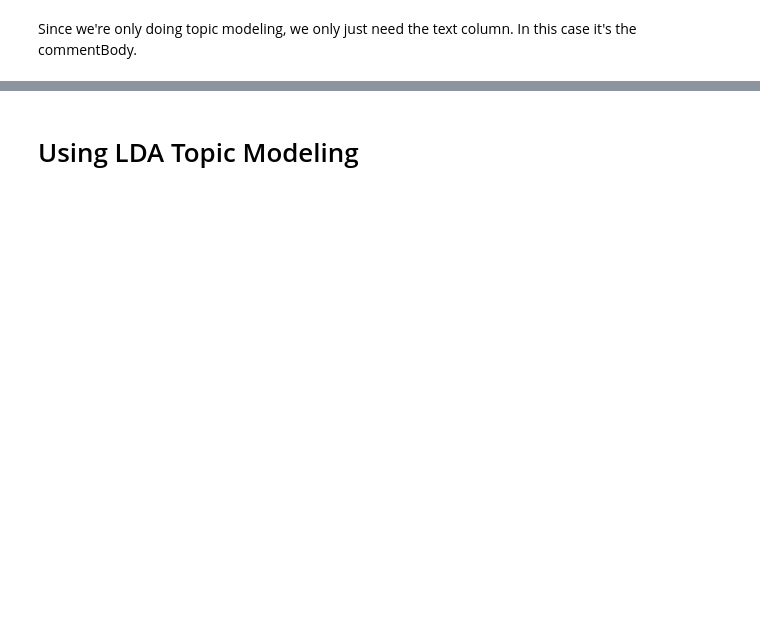
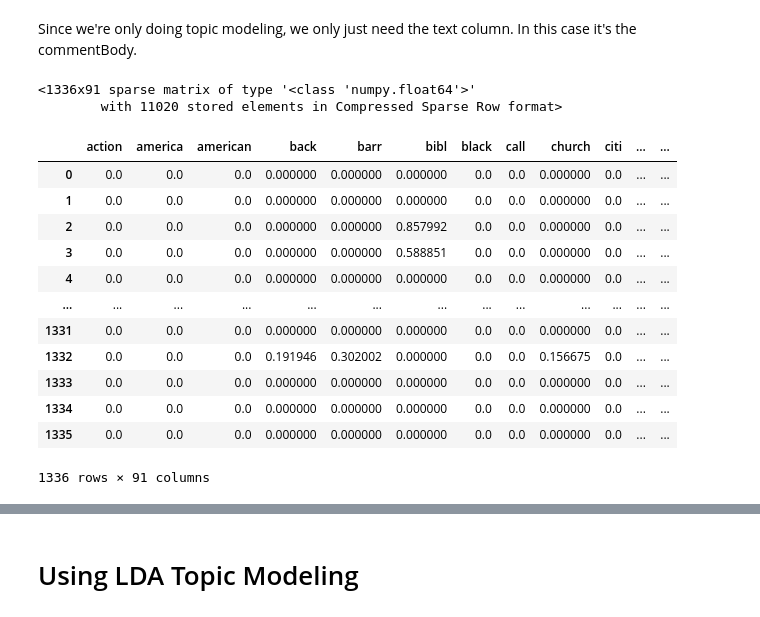
Before and after one commit to andrewhnberry/Visualization_Tuesdays, a Jupyter notebook: Projects/04-NYT Comments/identyfying_comments.ipynb, the cells around one changed output, grey strips where cells are left out. Saved outputs shown, nothing was run; the diff lists cells and outputs as text; code cells hidden in the pictures; blank space fills up the shorter version.

```diff
--- a/Projects/04-NYT Comments/identyfying_comments.ipynb
+++ b/Projects/04-NYT Comments/identyfying_comments.ipynb
@@ -32,39 +32,35 @@ df.head(3)
 Since we're only doing topic modeling, we only just need the text column. In this case it's the commentBody.
 # %%
 stop_words = stopwords.words('english')
-stop_words.extend([' '])
 def tokenizer(text):
-    '''
-    Simple tokenizer:
-    1.) Removes stopwords
-    2.) Use Snowball stemmer
-    '''
 
-    #Split each word up in text, which is a long string of words.
-    #These words are called tokens
+    #All characters in this string will be converted to lowercase
+    text = text.lower()
 
+    #Removing sentence punctuations
+    for punctuation_mark in string.punctuation:
+        text = text.replace(punctuation_mark,'')
+
+    #Creating our list of tokens
     list_of_tokens = text.split(' ')
-
+    #Creating our cleaned tokens list
+    cleaned_tokens = []
     #Let us use a stemmer
     stemmer = SnowballStemmer(language = 'english')
 
-    #list of cleaned_tokens
-    cleaned_tokens = []
-
-    #Remove Stopwords
+    #Removing Stop Words in our list of tokens and any tokens that happens to be empty strings
     for token in list_of_tokens:
-        if (not token in stop_words):
-            # Stemm words
+        if (not token in stop_words) and (token != ''):
+            #Stem tokens
             token_stemmed = stemmer.stem(token)
-
+            #appending our finalized cleaned token
             cleaned_tokens.append(token_stemmed)
 
     return cleaned_tokens
 # %%
 #Instatiate TFIDF model
 tfidf = TfidfVectorizer(tokenizer = tokenizer,
-                           min_df = 25,
-                           ngram_range = (1,3),
-                           lowercase = True)
+                           min_df = 0.05,
+                           ngram_range = (1,3))
 # %%
-matrix = tfidf.fit_transform(df.commentBody)
+token_matrix = tfidf.fit_transform(df.commentBody)
@@ -74,2 +67,27 @@ matrix_df = pd.DataFrame(matrix.toarray(),
+# %%
+token_matrix
+# %% [output]
+<1336x91 sparse matrix of type '<class 'numpy.float64'>'
+        with 11020 stored elements in Compressed Sparse Row format>
+# %%
+#If you would like to see the matrix in a dataframe form
+matrix_df = pd.DataFrame(token_matrix.toarray(),
+                        columns = tfidf.get_feature_names())
+# %%
+matrix_df
+# %% [output]
+|  | action | america | american | back | barr | bibl | black | call | church | citi | ... | ... |
+| 0 | 0.0 | 0.0 | 0.0 | 0.000000 | 0.000000 | 0.000000 | 0.0 | 0.0 | 0.000000 | 0.0 | ... | ... |
+| 1 | 0.0 | 0.0 | 0.0 | 0.000000 | 0.000000 | 0.000000 | 0.0 | 0.0 | 0.000000 | 0.0 | ... | ... |
+| 2 | 0.0 | 0.0 | 0.0 | 0.000000 | 0.000000 | 0.857992 | 0.0 | 0.0 | 0.000000 | 0.0 | ... | ... |
+| 3 | 0.0 | 0.0 | 0.0 | 0.000000 | 0.000000 | 0.588851 | 0.0 | 0.0 | 0.000000 | 0.0 | ... | ... |
+| 4 | 0.0 | 0.0 | 0.0 | 0.000000 | 0.000000 | 0.000000 | 0.0 | 0.0 | 0.000000 | 0.0 | ... | ... |
+| ... | ... | ... | ... | ... | ... | ... | ... | ... | ... | ... | ... | ... |
+| 1331 | 0.0 | 0.0 | 0.0 | 0.000000 | 0.000000 | 0.000000 | 0.0 | 0.0 | 0.000000 | 0.0 | ... | ... |
+| 1332 | 0.0 | 0.0 | 0.0 | 0.191946 | 0.302002 | 0.000000 | 0.0 | 0.0 | 0.156675 | 0.0 | ... | ... |
+| 1333 | 0.0 | 0.0 | 0.0 | 0.000000 | 0.000000 | 0.000000 | 0.0 | 0.0 | 0.000000 | 0.0 | ... | ... |
+| 1334 | 0.0 | 0.0 | 0.0 | 0.000000 | 0.000000 | 0.000000 | 0.0 | 0.0 | 0.000000 | 0.0 | ... | ... |
+| 1335 | 0.0 | 0.0 | 0.0 | 0.000000 | 0.000000 | 0.000000 | 0.0 | 0.0 | 0.000000 | 0.0 | ... | ... |
+1336 rows × 91 columns
 # %%
 %%time
```
Also changed, not shown: parts of 13 cells of this notebook.
